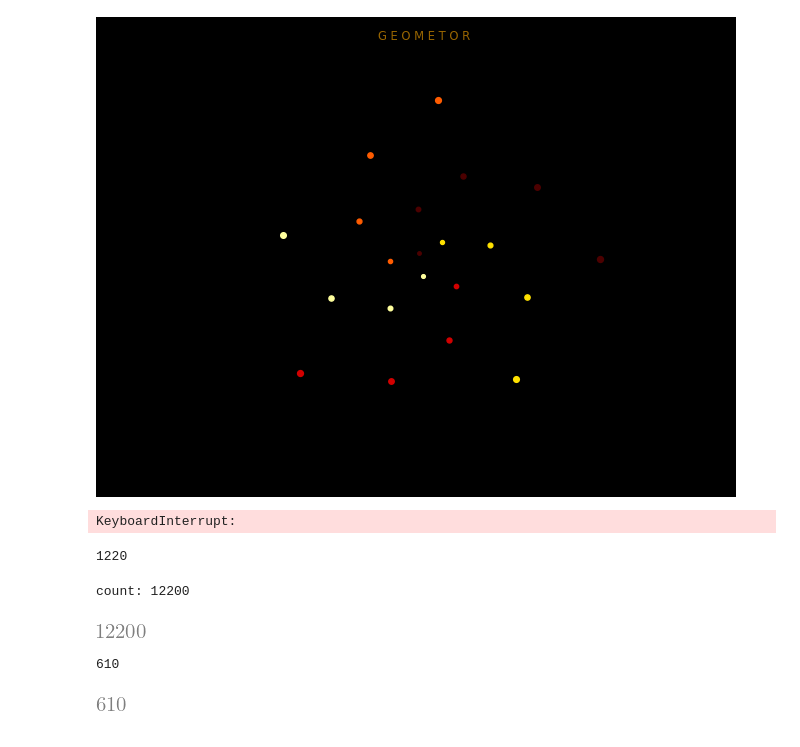
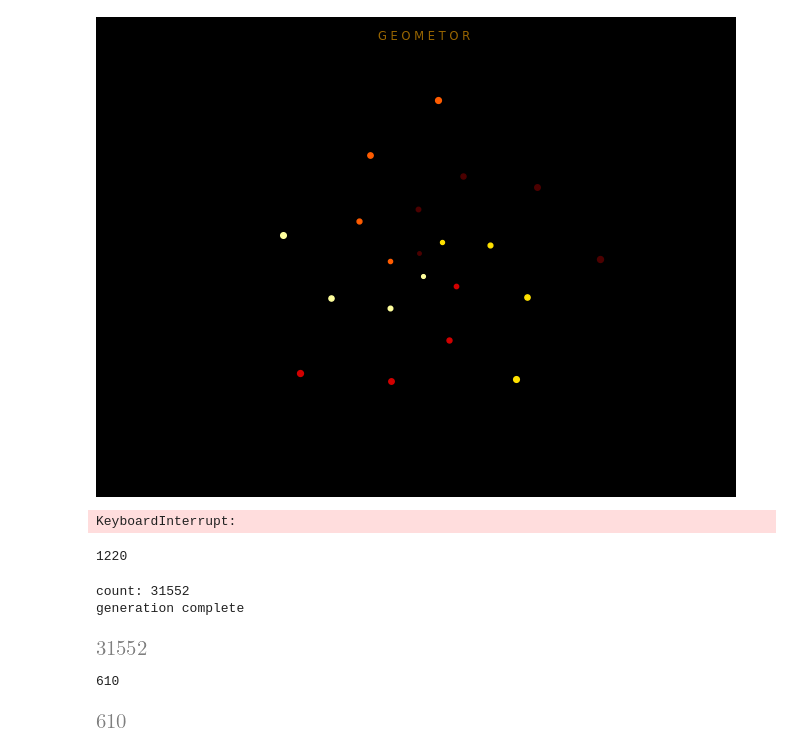
Before and after one commit to geometor/explorer-notebooks, a Jupyter notebook: spiral-polar.ipynb, the cells around one changed output. Drawn from its saved outputs; the diff is of its cells as text; code cells hidden in the pictures.

```diff
--- a/spiral-polar.ipynb
+++ b/spiral-polar.ipynb
@@ -167,39 +167,40 @@ def spiral_params(params):
 
     plt.cla()
     plt_init_polar()
 
     title = f'G E O M E T O R • {cmap.name} • cycle: {cycle_pad} • n: {n_pad}'
     ax.set_title(title, fontdict={'color': '#960', 'size':'small'})
     ax.set_axis_off()
 
     spiral(n=n, cmap=cmap, color_cycle=color_cycle)
 
     out = f'out/{cmap_name}-{cycle_pad}'
     if not os.path.isdir(out):
         os.mkdir(out)
     filename = f'{out}/{cmap_name}-{cycle_pad}-{n_pad}.png'
     plt.savefig(filename, dpi=300)
     return filename
 
-cmap_name = 'YlGn'
+cmap_name = 'copper'
 cmap = mp.cm.get_cmap(cmap_name)
 
 generations = []
 
-for cycle in range(2, 22):
-    for i in range(1,611):
+for cycle in range(2, 34):
+    for i in range(611,1597):
         gen = {'n': i, 'cmap': cmap, 'color_cycle': cycle}
         generations.append(gen)
 
 print(f'count: {len(generations)}')
 
 with Pool(num_workers) as pool:
     results = pool.map(spiral_params, generations)
-
+print("generation complete")
 len(results)
 # %% [output]
-count: 12200
+count: 31552
+generation complete
-[figure, old version]
+[figure, new version]
 # %%
 # rotate the cycle offset  over a fixed size and number of cycles
 def spiral_rotate(params):
```
Also changed, not shown: 1 other file.
